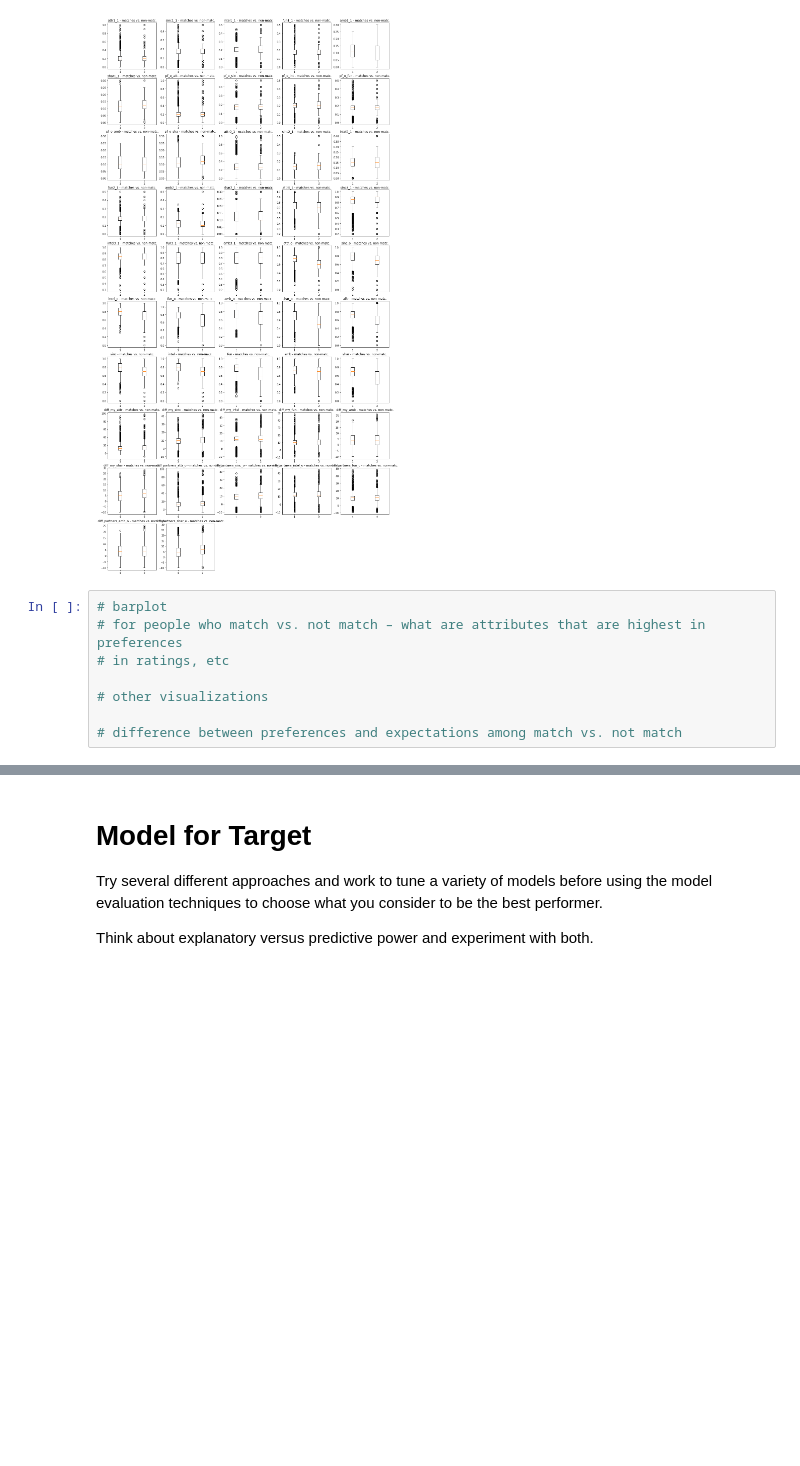
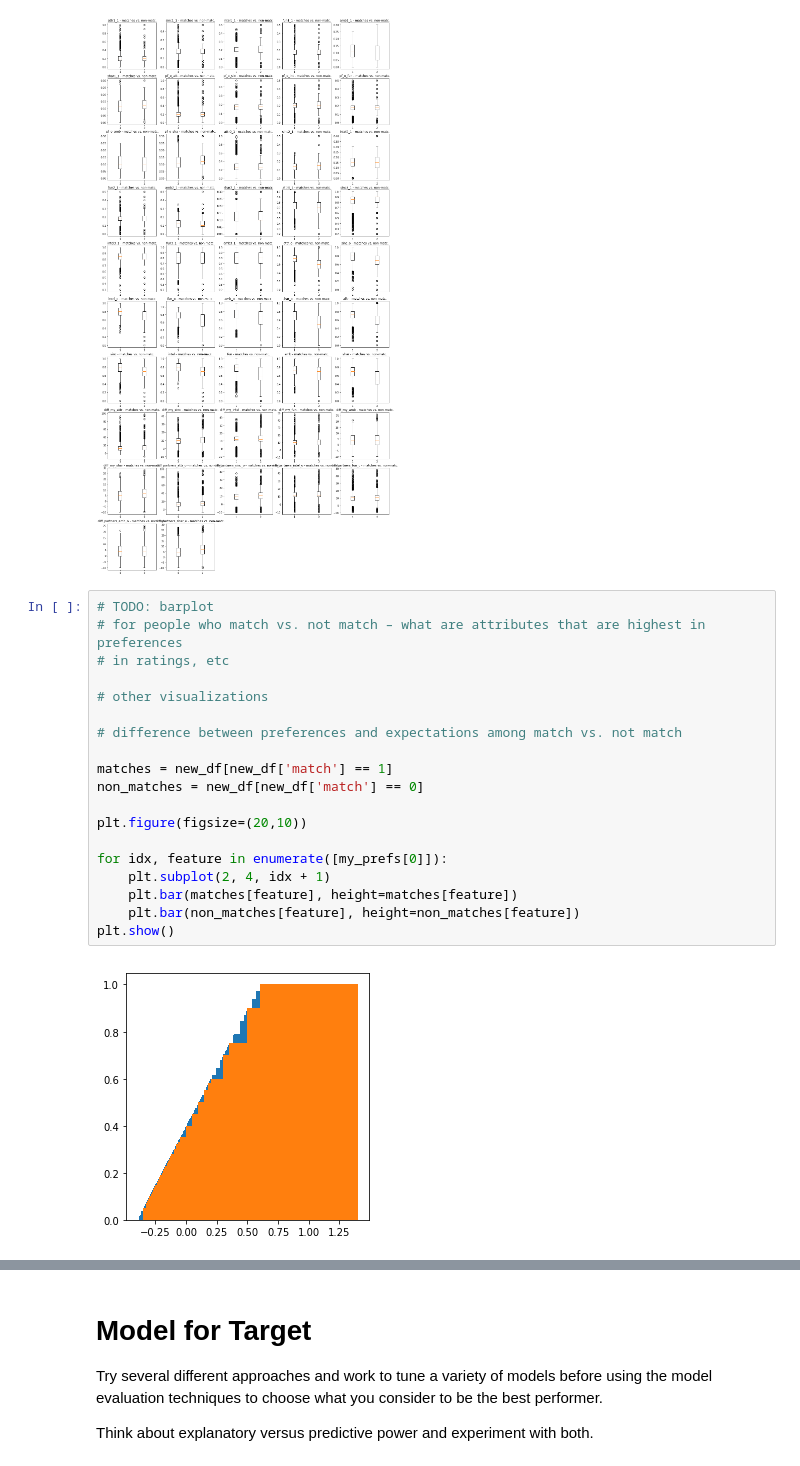
Before and after one commit to esthersweon/thinkful, a Jupyter notebook: main/unit_3/lesson_7_project_1.ipynb, the cells around one changed output, grey strips where cells are left out. Saved outputs shown, nothing was run; the diff lists cells and outputs as text; blank space fills up the shorter version.

```diff
--- a/main/unit_3/lesson_7_project_1.ipynb
+++ b/main/unit_3/lesson_7_project_1.ipynb
@@ -340,11 +340,24 @@ show_boxplots(new_df)
 # %% [output]
 [figure]
 # %%
-# barplot
+# TODO: barplot
 # for people who match vs. not match – what are attributes that are highest in preferences
 # in ratings, etc
 
 # other visualizations
 
 # difference between preferences and expectations among match vs. not match
+
+matches = new_df[new_df['match'] == 1]
+non_matches = new_df[new_df['match'] == 0]
+
+plt.figure(figsize=(20,10))
+
+for idx, feature in enumerate([my_prefs[0]]):
+    plt.subplot(2, 4, idx + 1)
+    plt.bar(matches[feature], height=matches[feature])
+    plt.bar(non_matches[feature], height=non_matches[feature])
+plt.show()
+# %% [output]
+[figure, added]
 # %%
```
Also changed, not shown: parts of 9 cells of this notebook, 2 other files.
